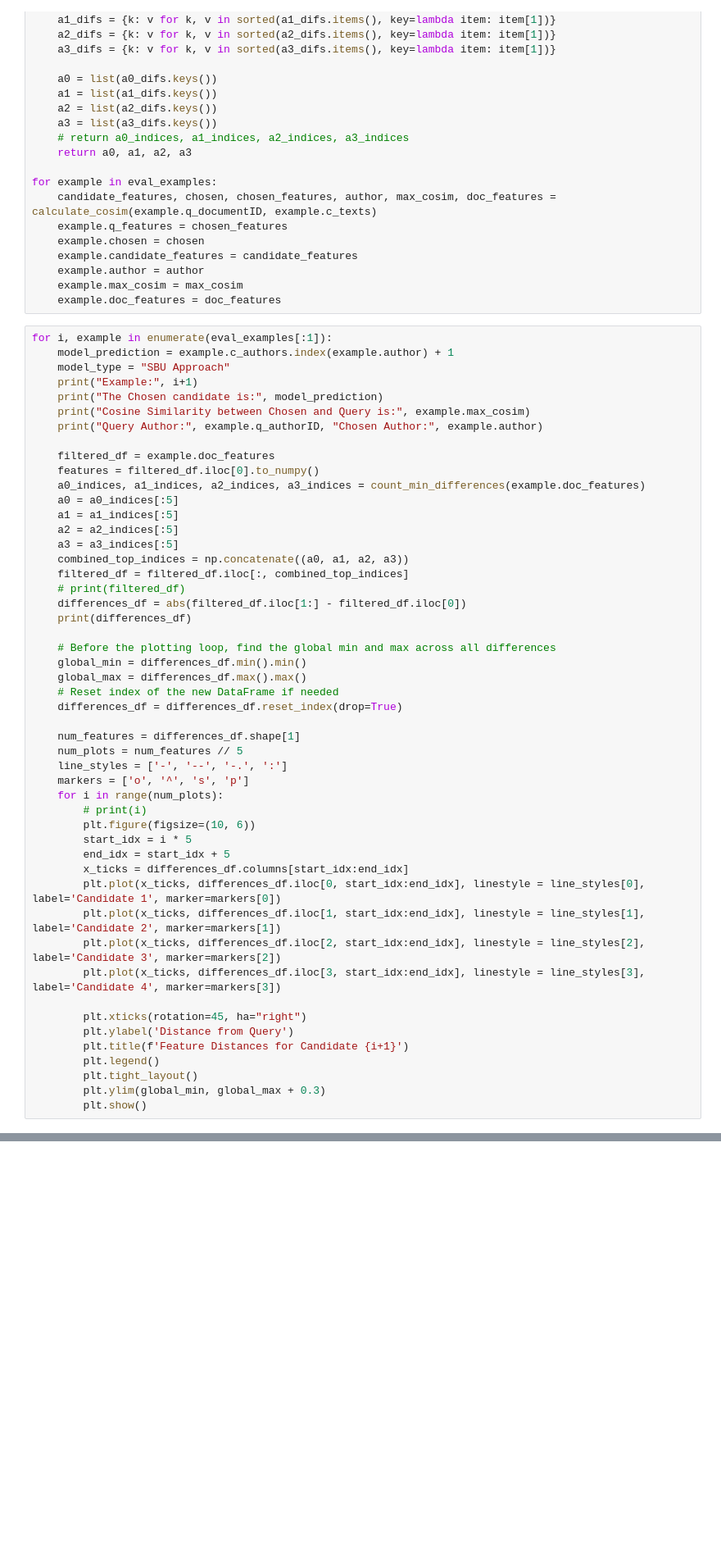
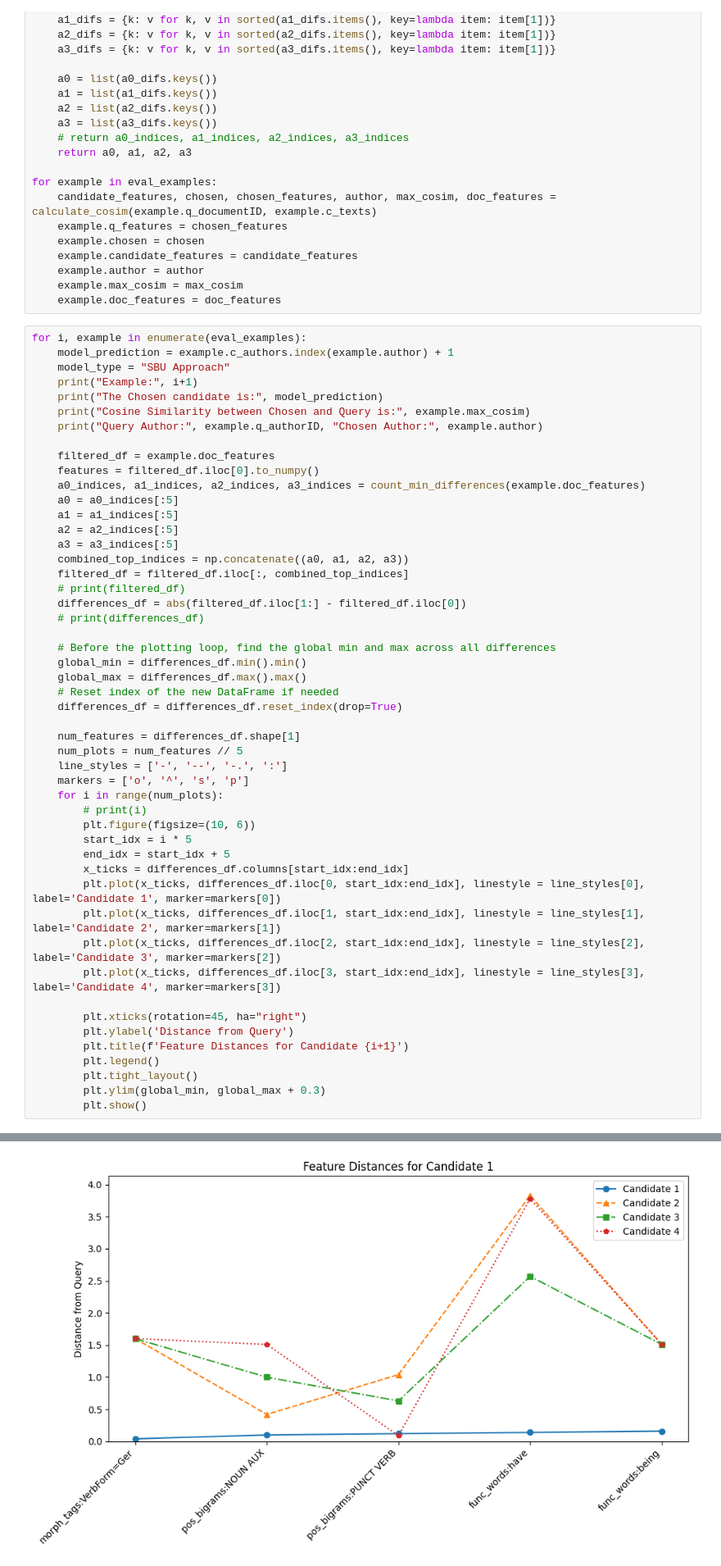
Before and after one commit to peterzeng/evaluation-explanation, a Jupyter notebook: fill_out_json.ipynb, the cells around one changed output, grey strips where cells are left out. Shown at 82% size. Saved outputs shown, nothing was run; the diff lists cells and outputs as text; blank space fills up the shorter version.

Commit message:
removed dataframe printout

```diff
--- a/fill_out_json.ipynb
+++ b/fill_out_json.ipynb
@@ -131,7 +131,7 @@ for example in eval_examples:
     example.max_cosim = max_cosim
     example.doc_features = doc_features
 # %%
-for i, example in enumerate(eval_examples[:1]):
+for i, example in enumerate(eval_examples):
     model_prediction = example.c_authors.index(example.author) + 1
     model_type = "SBU Approach"
     print("Example:", i+1)
@@ -150,7 +150,7 @@ for i, example in enumerate(eval_examples[:1]):
     filtered_df = filtered_df.iloc[:, combined_top_indices]
     # print(filtered_df)
     differences_df = abs(filtered_df.iloc[1:] - filtered_df.iloc[0])
-    print(differences_df)
+    # print(differences_df)
 
     # Before the plotting loop, find the global min and max across all differences
     global_min = differences_df.min().min()
@@ -204,0 +222 @@ Query Author: f535ff01-09b0-ba95-fb13-e4178ec530f1 Chosen Author: f535ff01-09b0-
+[figure, added]
```
Also changed, not shown: parts of 1 cell of this notebook.
